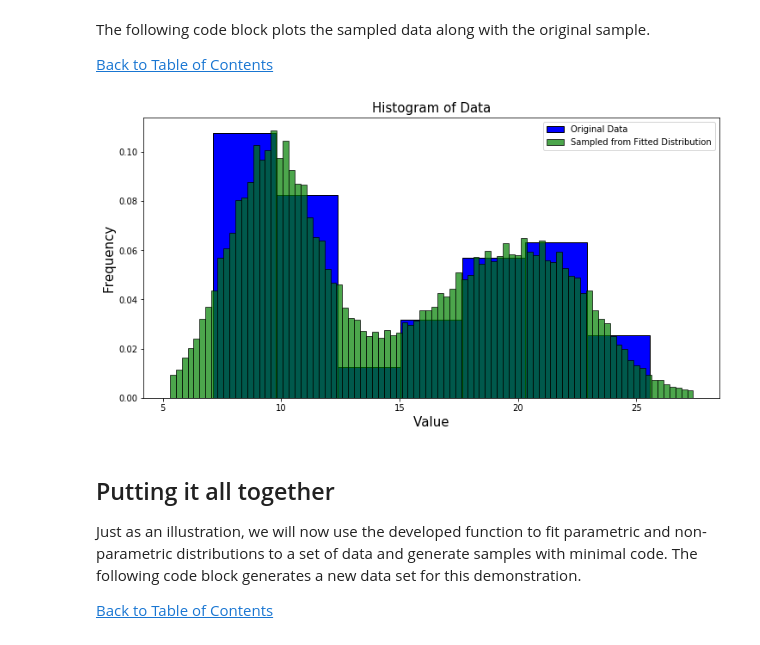
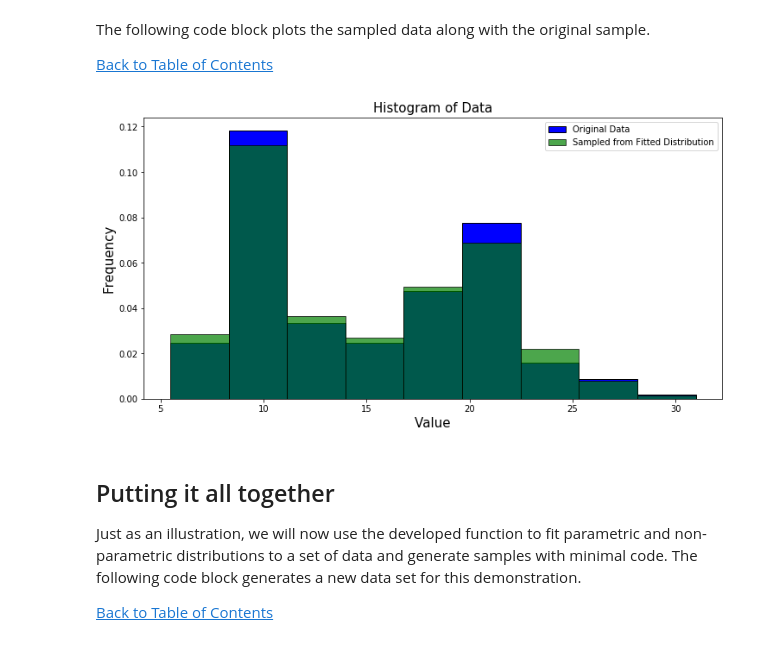
Before and after one commit to nkfreeman/Python_Tutorials, a Jupyter notebook: 6-Distribution_Fitting/Distribution_Fitting.ipynb, the cells around one changed output. Cells and saved outputs as stored; diff of their text form; code cells hidden in the pictures.

```diff
--- a/6-Distribution_Fitting/Distribution_Fitting.ipynb
+++ b/6-Distribution_Fitting/Distribution_Fitting.ipynb
@@ -46,7 +46,7 @@ The following code block uses Numpy to randomly generate a 500-point data set th
 [Back to Table of Contents](#Table_of_Contents)<br>
 # %%
 np.random.seed(0)
-data  = np.random.lognormal(mean = 0.5, sigma = 0.5, size = 500)
+data  = np.random.lognormal(mean = 0.5, sigma = 0.5, size = 1000)
 
 fig, ax = plt.subplots(1, 1, figsize = (12, 6))
 
@@ -722,7 +642,9 @@ The following code block computes and plots the resulting approximation, which i
 
 [Back to Table of Contents](#Table_of_Contents)<br>
 # %%
-X_plot = np.linspace(np.floor(np.min(data)), np.ceil(np.max(data)), 20*int(np.ceil(np.max(data)))).reshape(-1,1)
+X_plot = np.linspace(np.floor(np.min(data)),
+                     np.ceil(np.max(data)),
+                     20*int(np.ceil(np.max(data)))).reshape(-1,1)
 
 samples = []
 sigma = 1.0
@@ -942,7 +854,7 @@ Given the way that kernel density estimation works, it can be the case that the
 
 [Back to Table of Contents](#Table_of_Contents)<br>
 # %%
-def trunc_kde_sample(pdfx, pdfy, low = None, high = None, sample_size = 100, include_plot = False):
+def trunc_kde_sample(pdfx, pdfy, low = None, high = None, sample_size = 100, seed = 0):
     '''
     This function requires two array-like data objects, pdfx and pdfy,
     that specify the support and probabilities for a probability density
@@ -951,10 +863,10 @@ def trunc_kde_sample(pdfx, pdfy, low = None, high = None, sample_size = 100, inc
     from the defined PDF that falls between optional lower and upper bounds.
 
     Arguments:
-    pdfx: a 1-dimensional list or Numpy array that specifies the PDF support
+    pdfx: a 1-dimensional list or Numpy array that specifies the PDF's support
 
     pdfy: a 1-dimensional list or Numpy array that specifies the probability
-    for each value in the PDF support
+    for each value in the PDF's support
 
     low: the lower bound for values in the generated sample
 
@@ -962,25 +874,17 @@ def trunc_kde_sample(pdfx, pdfy, low = None, high = None, sample_size = 100, inc
 
     sample_size: the size of the sample to be drawn (1-dimensional only)
 
-    include_plot: True or False to indicate whether or not to plot the sample
+    seed: seed for Numpy's random number generator
 
     Returns:
-    gen_sample: the generated sample. If a list is provided for either of the objects,
-    pdfx or pdfy, the sample is returned as a list. Otherwise, the sample is returned
-    as a Numpy array.
+    gen_sample: the generated sample as a Numpy array.
 
 
     '''
     import numpy as np
 
-    output_type = 'array'
-    if type(pdfx) == list:
-        output_type = 'list'
-        pdfx = np.array(pdfx)
-
-    if type(pdfy) == list:
-        output_type = 'list'
-        pdfy = np.array(pdfy)
+    pdfx = np.array(pdfx)
+    pdfy = np.array(pdfy)
 
     if (low != None) and (high != None):
         mask = pdfx >= low
@@ -1005,26 +909,19 @@ def trunc_kde_sample(pdfx, pdfy, low = None, high = None, sample_size = 100, inc
     cdf = pdfy.cumsum()
     cdf = cdf - cdf.min()
 
+    np.random.seed(seed)
     random_nums = np.random.rand(sample_size)
     gen_sample = []
     for i in random_nums:
         gen_sample.append(pdfx[(cdf < i).argmin() - 1])
 
-    if include_plot:
-        plt.hist(gen_sample, bins = min(sample_size//10, 50), density = True)
-        plt.plot(pdfx, pdfy)
-        plt.show()
-
-    if output_type == 'list':
-        return list(gen_sample)
-    else:
-        return gen_sample
+    return np.array(gen_sample)
 # %% [markdown]
 The following code block demonstrates the use of the `trunc_kde_sample` function.
 
 [Back to Table of Contents](#Table_of_Contents)<br>
 # %%
-my_sample = trunc_kde_sample(pdfx, pdfy, low = 0, sample_size = 500000)
+my_sample = trunc_kde_sample(pdf['x'], pdf['y'], low = 0, sample_size = 500000)
 # %% [markdown]
 The following code block plots the sampled data along with the original sample.
 
@@ -1032,27 +929,27 @@ The following code block plots the sampled data along with the original sample.
 # %%
 fig, ax = plt.subplots(1, 1, figsize = (12, 6))
 
 ax.hist(data,
         density = True,
-        bins = 'auto',
+        bins = np.linspace(data.min()*0.9, data.max()*1.1, 10),
         edgecolor = 'k',
         color = 'b',
         label = "Original Data")
 ax.hist(my_sample,
         density = True,
-        bins = 'auto',
+        bins = np.linspace(data.min()*0.9, data.max()*1.1, 10),
         alpha = 0.7,
         edgecolor = 'k',
         color = 'g',
         label = "Sampled from Fitted Distribution")
 ax.set_xlabel('Value', fontsize = 15)
 ax.set_ylabel('Frequency', fontsize = 15)
 ax.legend()
 ax.set_title('Histogram of Data', fontsize = 15)
 
 plt.show()
 # %% [output]
-[figure, old version]
+[figure, new version]
 # %% [markdown]
 ##  Putting it all together
 <a id="Putting_it_all_together"> </a>
```
Also changed, not shown: parts of 51 cells of this notebook.
